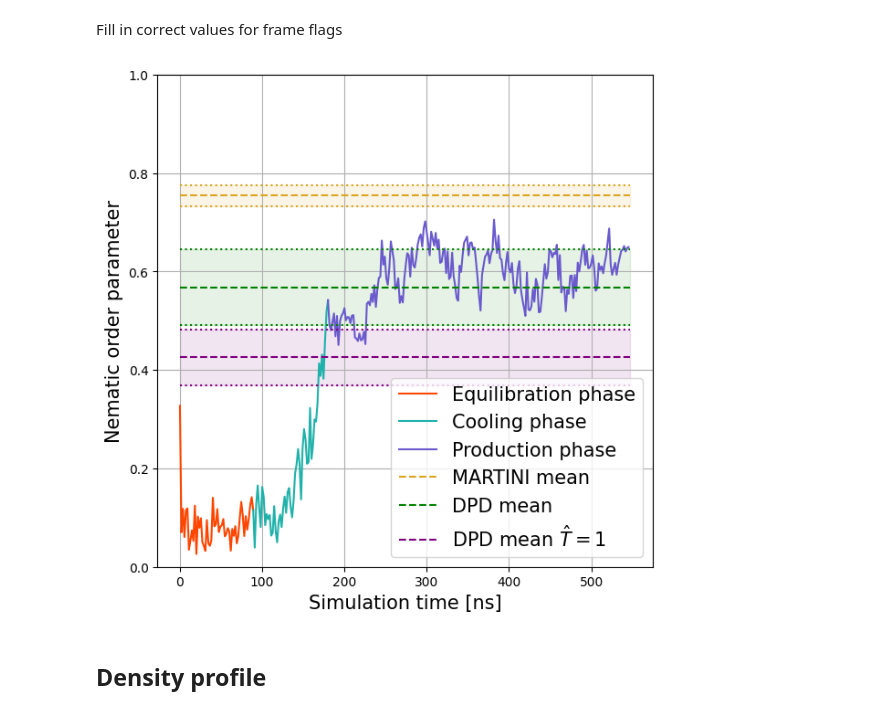
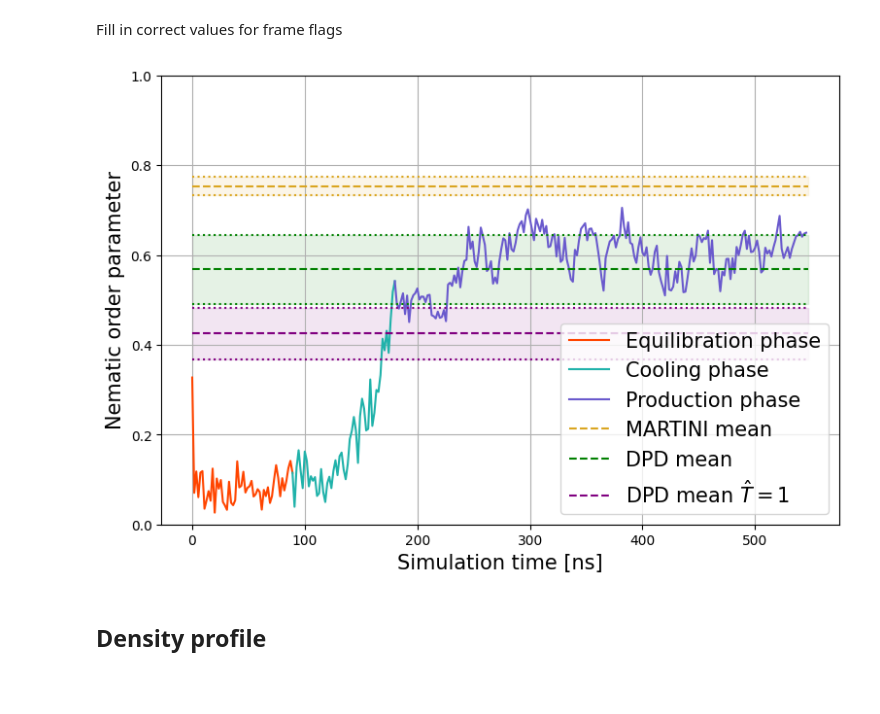
Before and after one commit to G-Scherer/dpd_simulation, a Jupyter notebook: lipid_self_assembly/analysis/analysis_T_08.ipynb, the cells around one changed output. Saved outputs shown, nothing was run; the diff lists cells and outputs as text; code cells hidden in the pictures; blank space fills up the shorter version.

```diff
--- a/lipid_self_assembly/analysis/analysis_T_08.ipynb
+++ b/lipid_self_assembly/analysis/analysis_T_08.ipynb
@@ -227,37 +227,37 @@ high_std_s = np.std(high_s_values)
 # %% [markdown]
 Fill in correct values for frame flags
 # %%
-plt.figure(figsize=(7,7))
+plt.figure(figsize=(9,6))
 
 plt.plot(frame_axis[:high_temp]*time_per_frame,s_values[:high_temp], label="Equilibration phase", color="orangered")
 plt.plot(frame_axis[high_temp-1:cool_down]*time_per_frame,s_values[high_temp-1:cool_down], label="Cooling phase", color="lightseagreen")
 plt.plot(frame_axis[cool_down-1:]*time_per_frame,s_values[cool_down-1:], label="Production phase", color="slateblue")
 
 plt.plot([0,max_time], [gro_mean_s-gro_std_s, gro_mean_s-gro_std_s], linestyle="dotted", color="goldenrod")
 plt.plot([0,max_time], [gro_mean_s,gro_mean_s], label="MARTINI mean", linestyle="dashed", color="goldenrod")
 plt.plot([0,max_time], [gro_mean_s+gro_std_s, gro_mean_s+gro_std_s], linestyle="dotted", color="goldenrod")
 plt.fill_between(np.linspace(0,max_time,50), np.full(50,gro_mean_s+gro_std_s), np.full(50,gro_mean_s-gro_std_s), color="goldenrod", alpha=0.1)
 
 plt.plot([0,max_time], [dpd_mean_s-dpd_std_s, dpd_mean_s-dpd_std_s], linestyle="dotted", color="green")
 plt.plot([0,max_time], [dpd_mean_s,dpd_mean_s], label="DPD mean", linestyle="dashed", color="green")
 plt.plot([0,max_time], [dpd_mean_s+dpd_std_s, dpd_mean_s+dpd_std_s], linestyle="dotted", color="green")
 plt.fill_between(np.linspace(0,max_time,50), np.full(50,dpd_mean_s+dpd_std_s), np.full(50,dpd_mean_s-dpd_std_s), color="green", alpha=0.1)
 
 plt.plot([0,max_time], [high_mean_s-high_std_s, high_mean_s-high_std_s], linestyle="dotted", color="purple")
 plt.plot([0,max_time], [high_mean_s,high_mean_s], label=r"DPD mean $\hat{T}=1$", linestyle="dashed", color="purple")
 plt.plot([0,max_time], [high_mean_s+high_std_s, high_mean_s+high_std_s], linestyle="dotted", color="purple")
 plt.fill_between(np.linspace(0,max_time,50), np.full(50,high_mean_s+high_std_s), np.full(50,high_mean_s-high_std_s), color="purple", alpha=0.1)
 
 
 plt.ylim((0,1))
 plt.xlabel("Simulation time [ns]", fontsize=15)
 plt.ylabel("Nematic order parameter", fontsize=15)
 
 plt.grid()
 plt.legend(fontsize=15, frameon=True)
 plt.show()
 # %% [output]
-[figure, old version]
+[figure, new version]
 # %% [markdown]
 ## Density profile
 # %%
```
Also changed, not shown: parts of 2 cells of this notebook, 12 other files.
